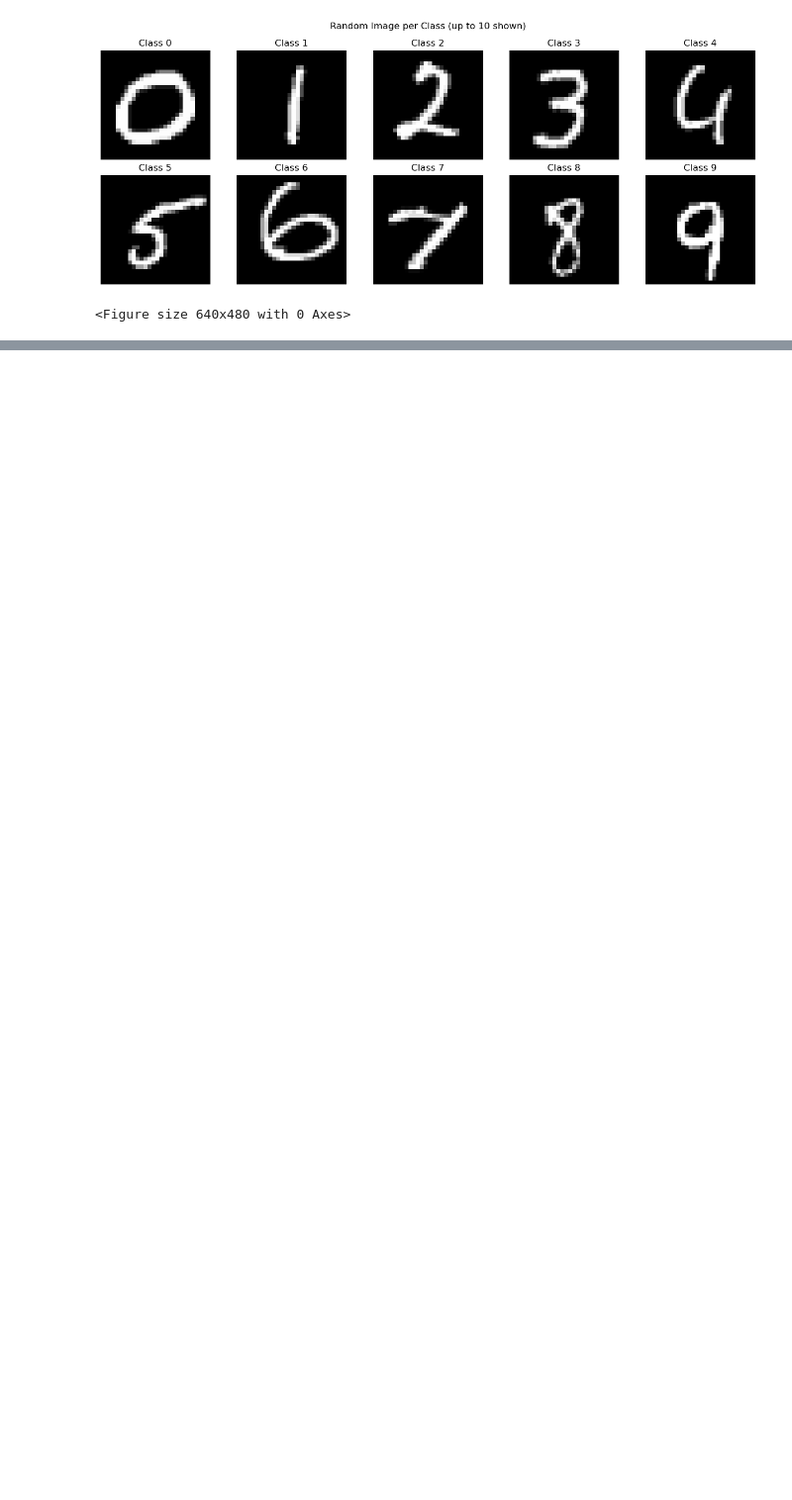
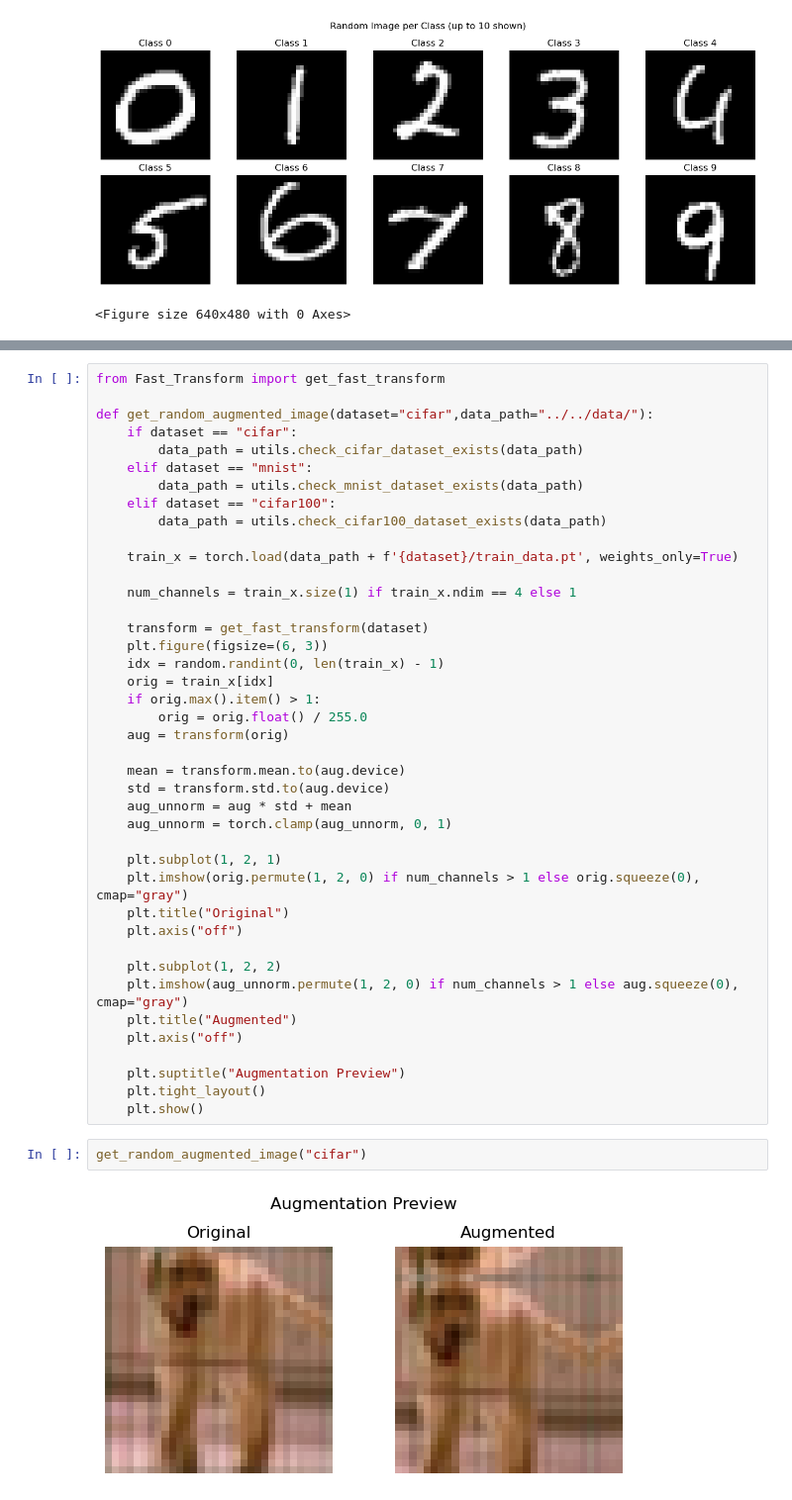
Before and after one commit to rahul0299/neural-arch-search-cs5242, a Jupyter notebook: dataset-exploration.ipynb, the cells around one changed output, grey strips where cells are left out. Shown at 99% size. Drawn from its saved outputs; the diff is of its cells as text; blank space fills up the shorter version.

Commit message:
Added data preprocessing

```diff
--- a/dataset-exploration.ipynb
+++ b/dataset-exploration.ipynb
@@ -219,0 +222,45 @@ Number of classes:  10
+# %%
+from Fast_Transform import get_fast_transform
+
+def get_random_augmented_image(dataset="cifar",data_path="../../data/"):
+    if dataset == "cifar":
+        data_path = utils.check_cifar_dataset_exists(data_path)
+    elif dataset == "mnist":
+        data_path = utils.check_mnist_dataset_exists(data_path)
+    elif dataset == "cifar100":
+        data_path = utils.check_cifar100_dataset_exists(data_path)
+
+    train_x = torch.load(data_path + f'{dataset}/train_data.pt', weights_only=True)
+
+    num_channels = train_x.size(1) if train_x.ndim == 4 else 1
+
+    transform = get_fast_transform(dataset)
+    plt.figure(figsize=(6, 3))
+    idx = random.randint(0, len(train_x) - 1)
+    orig = train_x[idx]
+    if orig.max().item() > 1:
+        orig = orig.float() / 255.0
+    aug = transform(orig)
+
+    mean = transform.mean.to(aug.device)
+    std = transform.std.to(aug.device)
+    aug_unnorm = aug * std + mean
+    aug_unnorm = torch.clamp(aug_unnorm, 0, 1)
+
+    plt.subplot(1, 2, 1)
+    plt.imshow(orig.permute(1, 2, 0) if num_channels > 1 else orig.squeeze(0), cmap="gray")
+    plt.title("Original")
+    plt.axis("off")
+
+    plt.subplot(1, 2, 2)
+    plt.imshow(aug_unnorm.permute(1, 2, 0) if num_channels > 1 else aug.squeeze(0), cmap="gray")
+    plt.title("Augmented")
+    plt.axis("off")
+
+    plt.suptitle("Augmentation Preview")
+    plt.tight_layout()
+    plt.show()
+# %%
+get_random_augmented_image("cifar")
+# %% [output]
+[figure, added]
```
Also changed, not shown: parts of 2 cells of this notebook, 2 other files.
